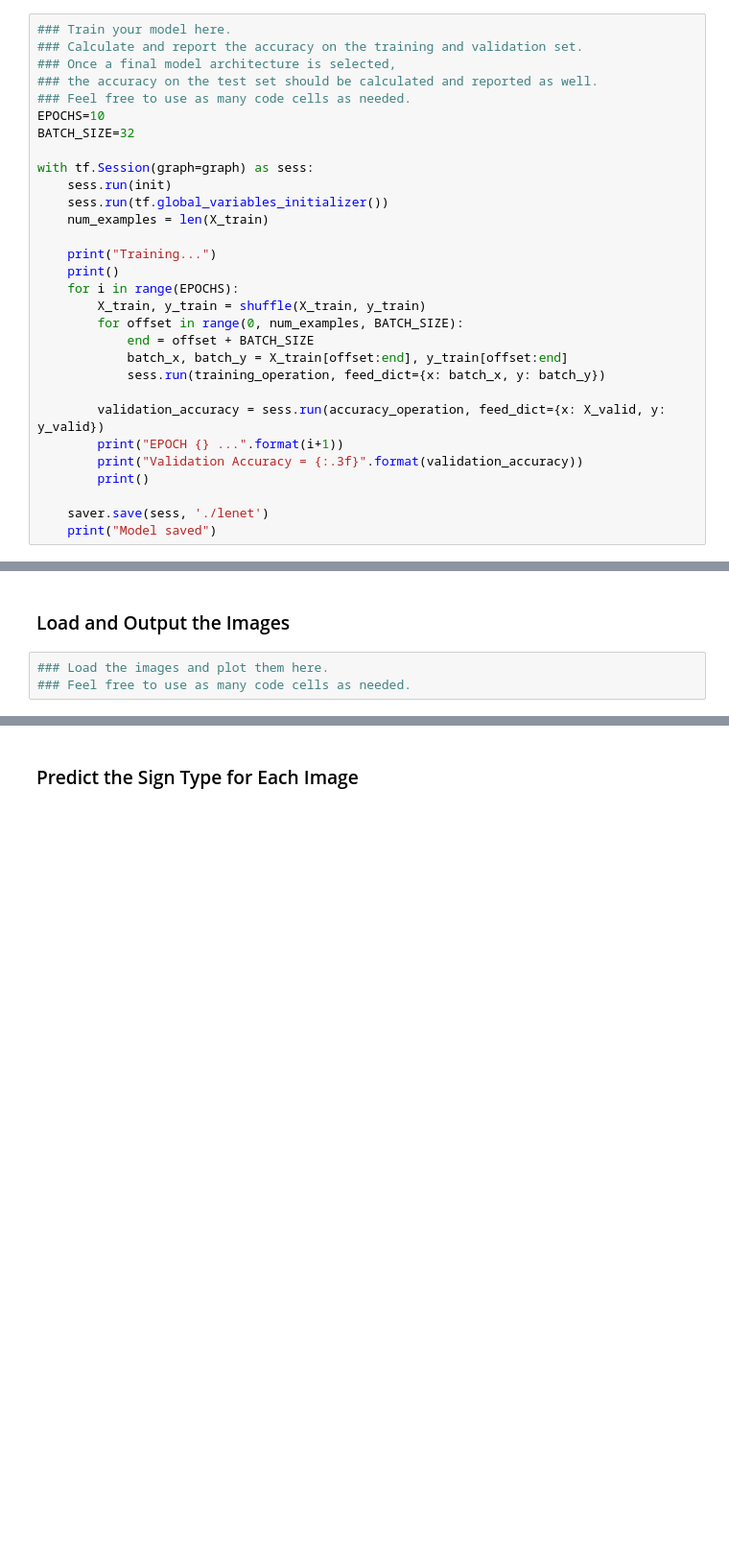
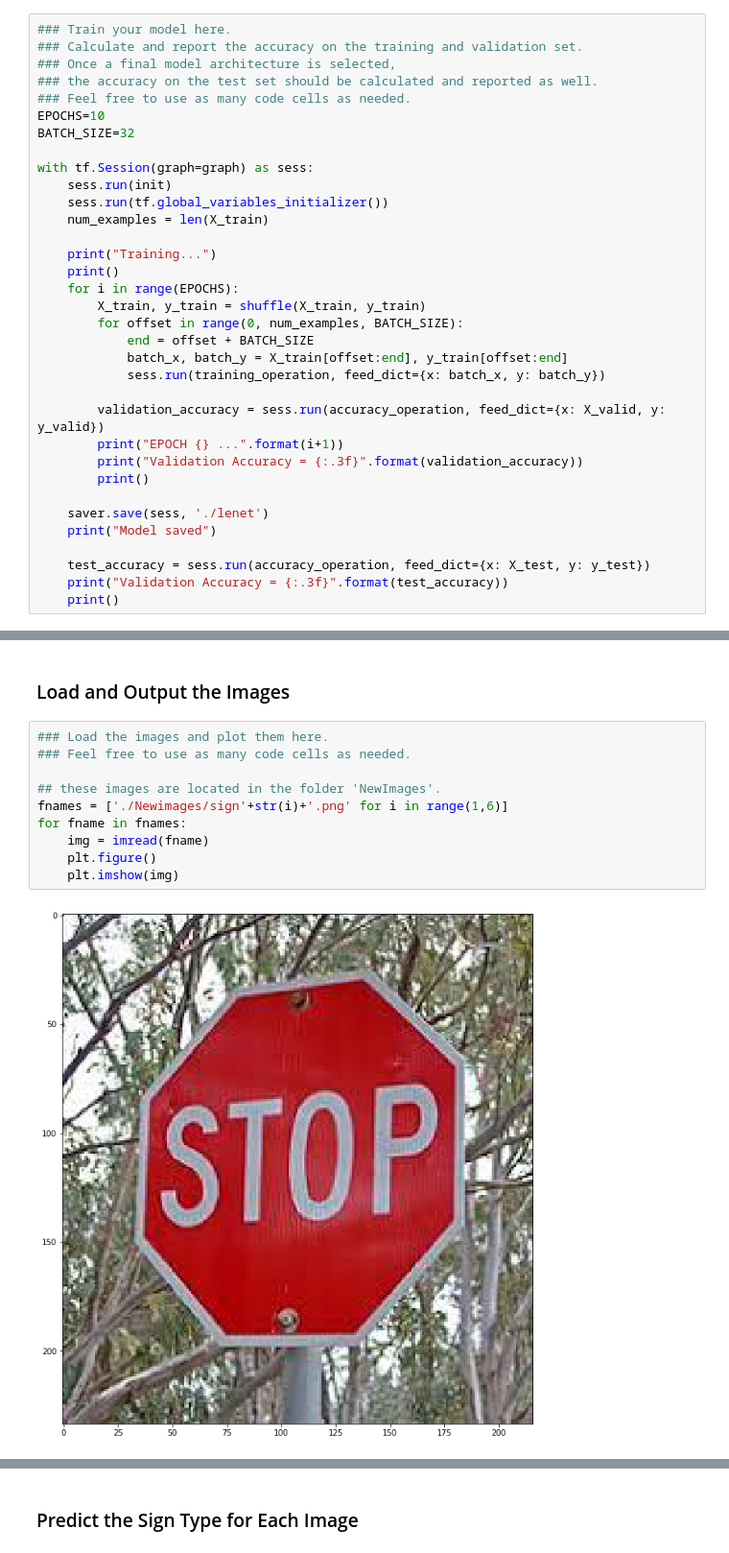
Before and after one commit to mkinet/CarND-Traffic-Sign-Classifier-P2, a Jupyter notebook: Traffic_Sign_Classifier.ipynb, the cells around one changed output, grey strips where cells are left out. Shown at 96% size. Cells and saved outputs as stored; diff of their text form; blank space fills up the shorter version.

Commit message:
Test of convnet on new test images

```diff
--- a/Traffic_Sign_Classifier.ipynb
+++ b/Traffic_Sign_Classifier.ipynb
@@ -341,6 +345,10 @@ with tf.Session(graph=graph) as sess:
 
     saver.save(sess, './lenet')
     print("Model saved")
+
+    test_accuracy = sess.run(accuracy_operation, feed_dict={x: X_test, y: y_test})
+    print("Validation Accuracy = {:.3f}".format(test_accuracy))
+    print()
 # %% [output]
 Training...
 
@@ -372,3 +380,12 @@ You may find `signnames.csv` useful as it contains mappings from the class id (i
 # %%
 ### Load the images and plot them here.
 ### Feel free to use as many code cells as needed.
+
+## these images are located in the folder 'NewImages'.
+fnames = ['./Newimages/sign'+str(i)+'.png' for i in range(1,6)]
+for fname in fnames:
+    img = imread(fname)
+    plt.figure()
+    plt.imshow(img)
+# %% [output]
+[figure, added]
```
Also changed, not shown: parts of 9 cells of this notebook.
